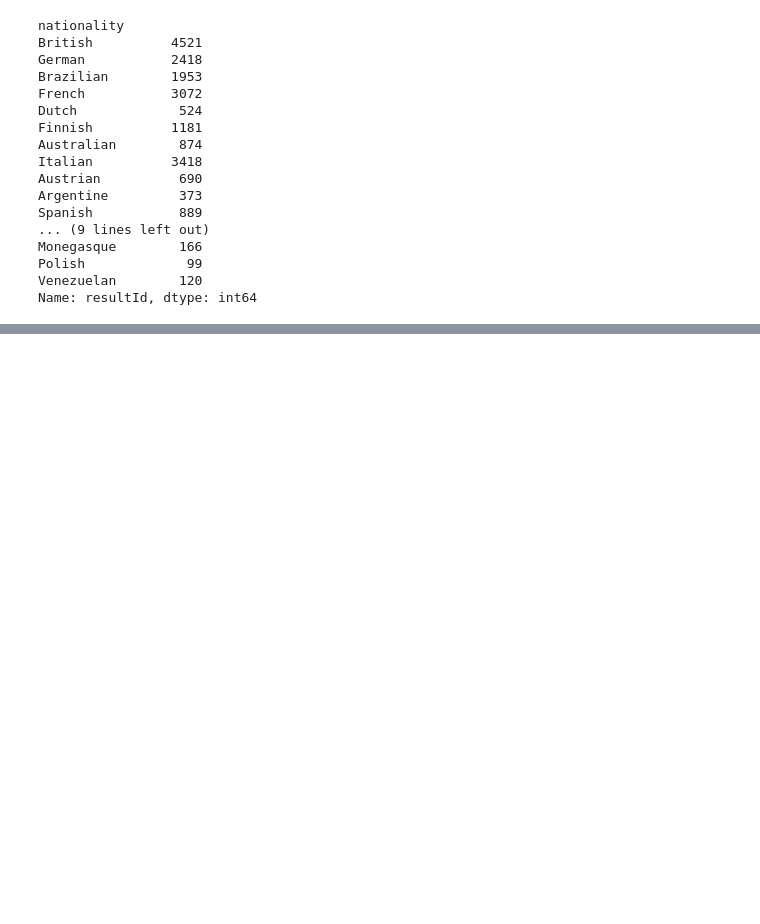
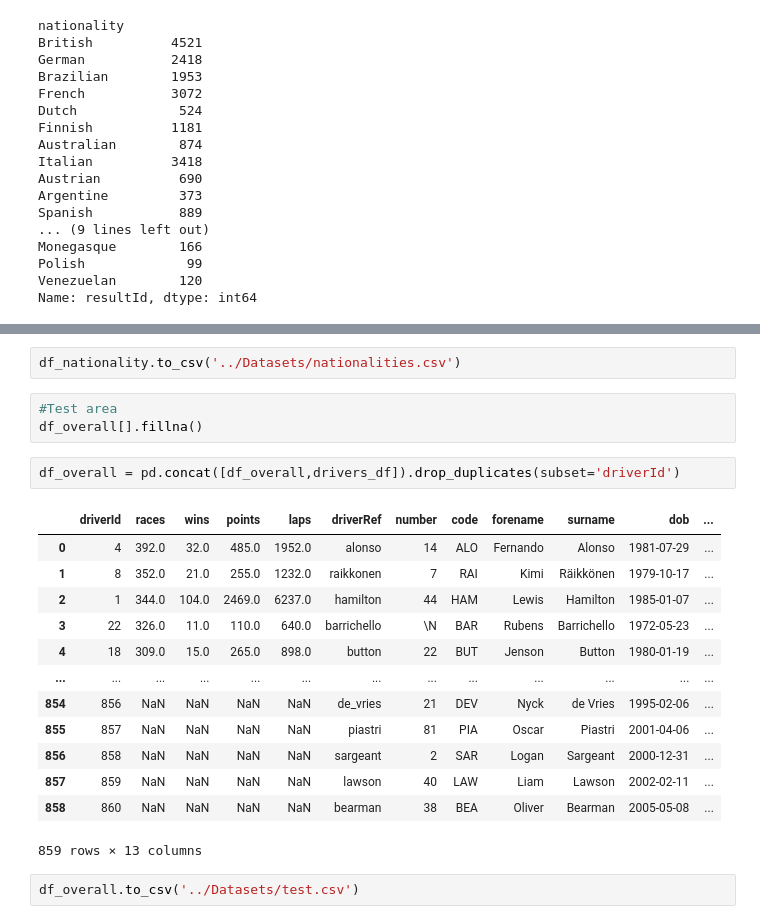
Before and after one commit to Luwate/f1-championship-analysis, a Jupyter notebook: index.ipynb, the cells around one changed output, grey strips where cells are left out. Saved outputs shown, nothing was run; the diff lists cells and outputs as text; blank space fills up the shorter version.

```diff
--- a/index.ipynb
+++ b/index.ipynb
@@ -321,0 +457,23 @@ Name: resultId, dtype: int64
+# %%
+df_nationality.to_csv('../Datasets/nationalities.csv')
+# %%
+#Test area
+df_overall[].fillna()
+# %%
+df_overall = pd.concat([df_overall,drivers_df]).drop_duplicates(subset='driverId')
+# %% [output]
+|  | driverId | races | wins | points | laps | driverRef | number | code | forename | surname | dob | ... |
+| 0 | 4 | 392.0 | 32.0 | 485.0 | 1952.0 | alonso | 14 | ALO | Fernando | Alonso | 1981-07-29 | ... |
+| 1 | 8 | 352.0 | 21.0 | 255.0 | 1232.0 | raikkonen | 7 | RAI | Kimi | Räikkönen | 1979-10-17 | ... |
+| 2 | 1 | 344.0 | 104.0 | 2469.0 | 6237.0 | hamilton | 44 | HAM | Lewis | Hamilton | 1985-01-07 | ... |
+| 3 | 22 | 326.0 | 11.0 | 110.0 | 640.0 | barrichello | \N | BAR | Rubens | Barrichello | 1972-05-23 | ... |
+| 4 | 18 | 309.0 | 15.0 | 265.0 | 898.0 | button | 22 | BUT | Jenson | Button | 1980-01-19 | ... |
+| ... | ... | ... | ... | ... | ... | ... | ... | ... | ... | ... | ... | ... |
+| 854 | 856 | NaN | NaN | NaN | NaN | de_vries | 21 | DEV | Nyck | de Vries | 1995-02-06 | ... |
+| 855 | 857 | NaN | NaN | NaN | NaN | piastri | 81 | PIA | Oscar | Piastri | 2001-04-06 | ... |
+| 856 | 858 | NaN | NaN | NaN | NaN | sargeant | 2 | SAR | Logan | Sargeant | 2000-12-31 | ... |
+| 857 | 859 | NaN | NaN | NaN | NaN | lawson | 40 | LAW | Liam | Lawson | 2002-02-11 | ... |
+| 858 | 860 | NaN | NaN | NaN | NaN | bearman | 38 | BEA | Oliver | Bearman | 2005-05-08 | ... |
+859 rows × 13 columns
+# %%
+df_overall.to_csv('../Datasets/test.csv')
```
Also changed, not shown: parts of 10 cells of this notebook.
